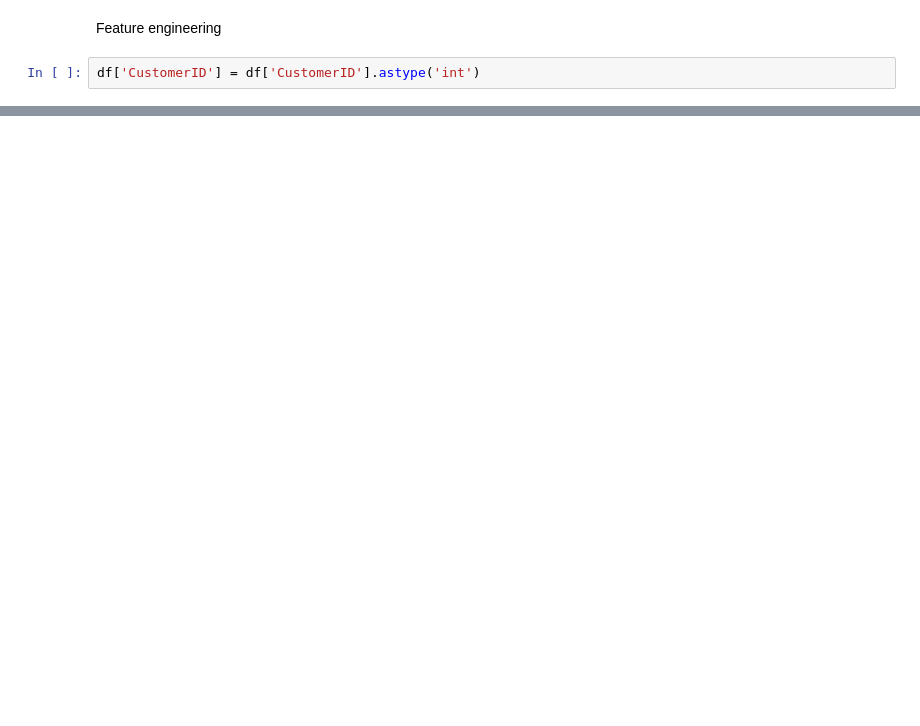
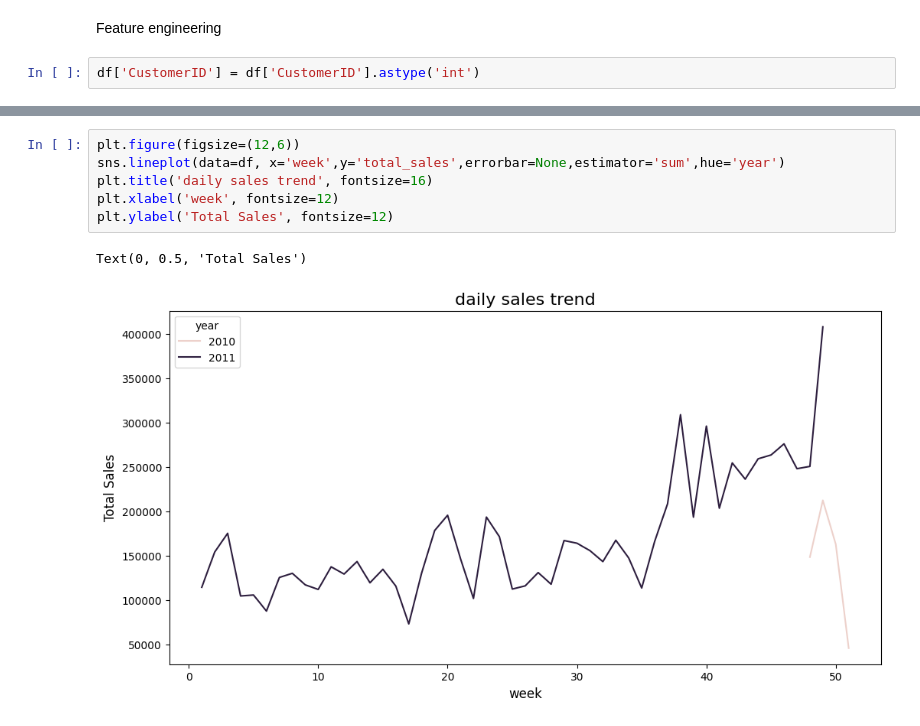
Before and after one commit to snarula31/Customer-Segmentation, a Jupyter notebook: notebook/EDA.ipynb, the cells around one changed output, grey strips where cells are left out. Cells and saved outputs as stored; diff of their text form; blank space fills up the shorter version.

```diff
--- a/notebook/EDA.ipynb
+++ b/notebook/EDA.ipynb
@@ -170,0 +246,9 @@ df.head()
+# %%
+plt.figure(figsize=(12,6))
+sns.lineplot(data=df, x='week',y='total_sales',errorbar=None,estimator='sum',hue='year')
+plt.title('daily sales trend', fontsize=16)
+plt.xlabel('week', fontsize=12)
+plt.ylabel('Total Sales', fontsize=12)
+# %% [output]
+Text(0, 0.5, 'Total Sales')
+[figure, added]
```
Also changed, not shown: parts of 10 cells of this notebook.
